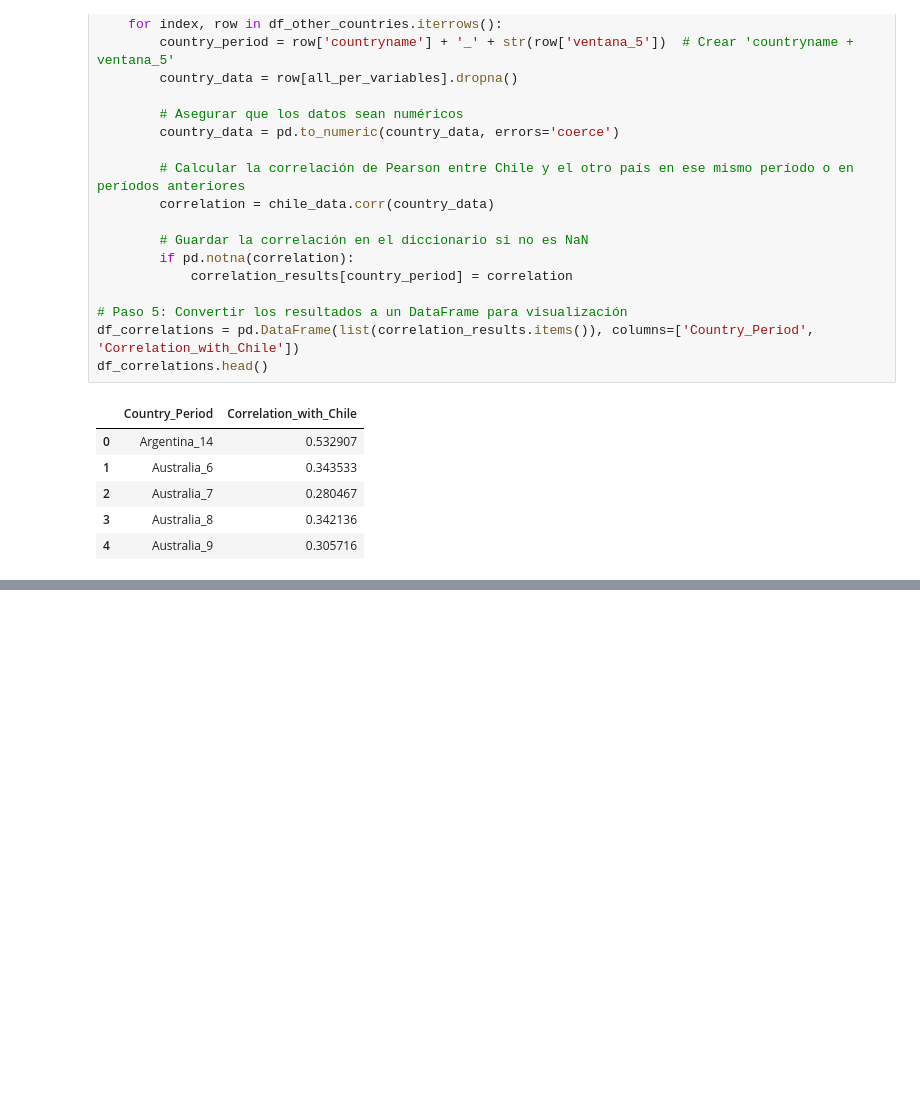
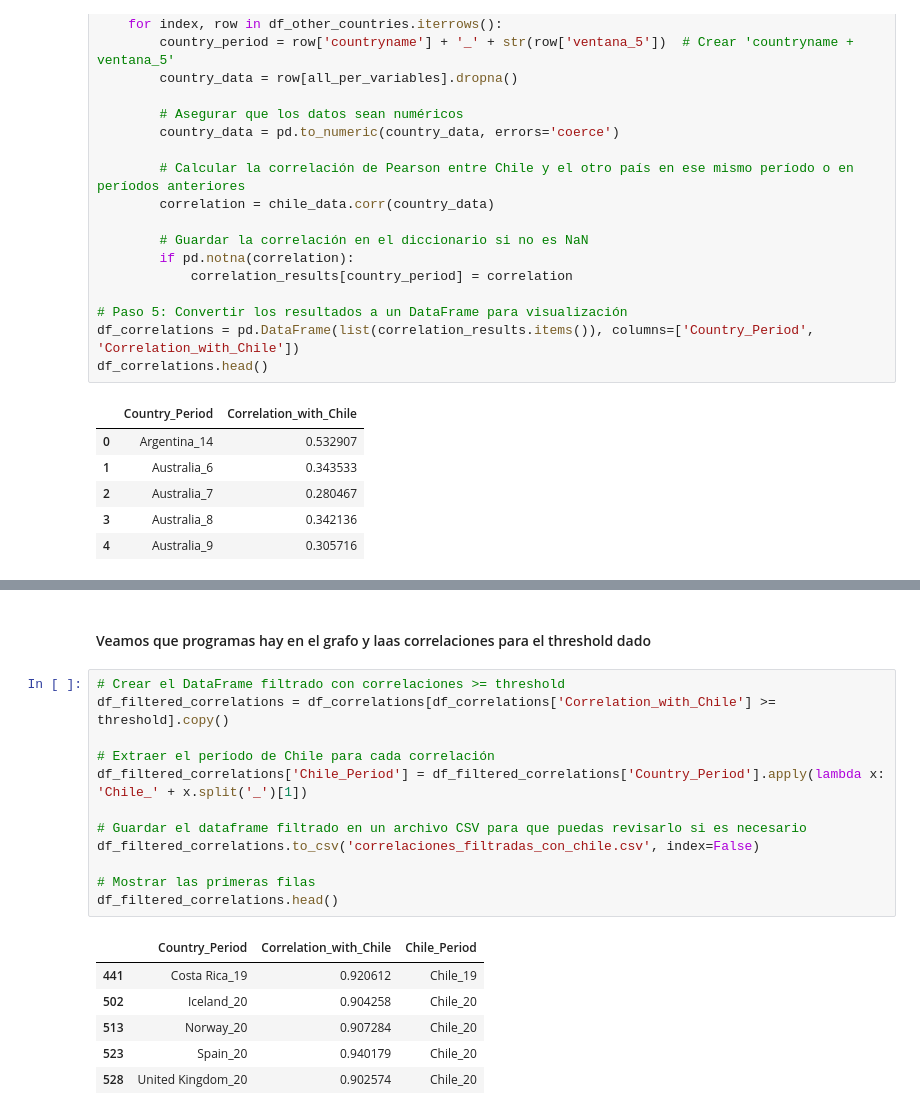
Before and after one commit to MatiasBunsterRaby/Capstone_git, a Jupyter notebook: notebooks/Pruebas_correlaciones.ipynb, the cells around one changed output, grey strips where cells are left out. Cells and saved outputs as stored; diff of their text form; blank space fills up the shorter version.

```diff
--- a/notebooks/Pruebas_correlaciones.ipynb
+++ b/notebooks/Pruebas_correlaciones.ipynb
@@ -425,0 +424,21 @@ plt.show()
+# %% [markdown]
+#### Veamos que programas hay en el grafo y laas correlaciones para el threshold dado
+# %%
+# Crear el DataFrame filtrado con correlaciones >= threshold
+df_filtered_correlations = df_correlations[df_correlations['Correlation_with_Chile'] >= threshold].copy()
+
+# Extraer el período de Chile para cada correlación
+df_filtered_correlations['Chile_Period'] = df_filtered_correlations['Country_Period'].apply(lambda x: 'Chile_' + x.split('_')[1])
+
+# Guardar el dataframe filtrado en un archivo CSV para que puedas revisarlo si es necesario
+df_filtered_correlations.to_csv('correlaciones_filtradas_con_chile.csv', index=False)
+
+# Mostrar las primeras filas
+df_filtered_correlations.head()
+# %% [output]
+|  | Country_Period | Correlation_with_Chile | Chile_Period |
+| 441 | Costa Rica_19 | 0.920612 | Chile_19 |
+| 502 | Iceland_20 | 0.904258 | Chile_20 |
+| 513 | Norway_20 | 0.907284 | Chile_20 |
+| 523 | Spain_20 | 0.940179 | Chile_20 |
+| 528 | United Kingdom_20 | 0.902574 | Chile_20 |
```
Also changed, not shown: parts of 7 cells of this notebook, 2 other files.
